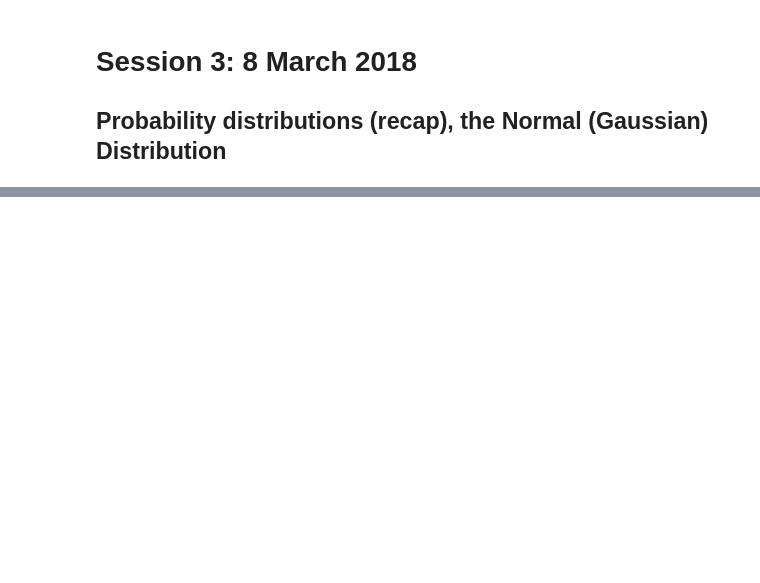
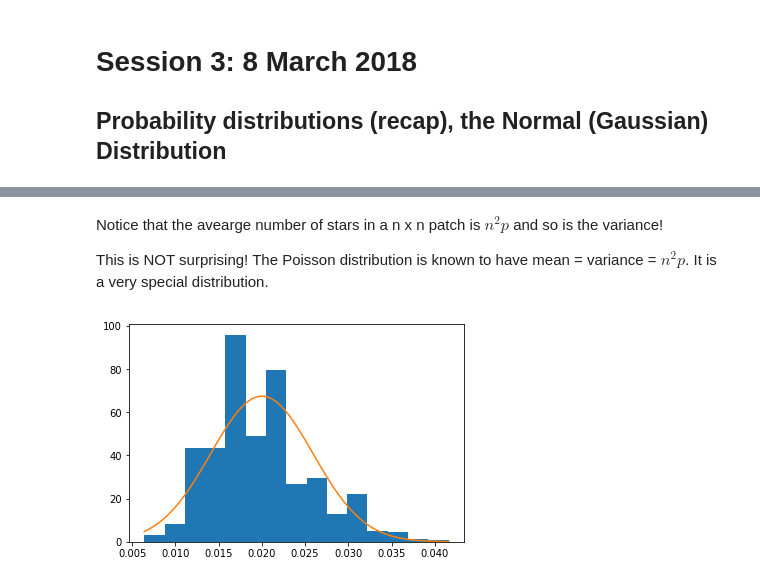
Before and after one commit to AbstractGeek/rusmalai-math-workshop, a Jupyter notebook: material/Day3/Day3.ipynb, the cells around one changed output, grey strips where cells are left out. Saved outputs shown, nothing was run; the diff lists cells and outputs as text; code cells hidden in the pictures; blank space fills up the shorter version.

```diff
--- a/material/Day3/Day3.ipynb
+++ b/material/Day3/Day3.ipynb
@@ -39,0 +118,16 @@ plt.show()
+# %% [markdown]
+Notice that the avearge number of stars in a n x n patch is $n^2p$ and so is the variance!
+
+This is NOT surprising! The Poisson distribution is known to have mean = variance = $n^2p$. It is a very special distribution.
+# %%
+window_mean = np.ones((n,n))/(n*n)
+outmean = sp.convolve2d(out,window_mean, mode='valid')
+m, bins, patches = plt.hist(outmean.flatten(), bins=15,density='True')
+
+mu = p
+sigma = np.sqrt(N*N*p*(1-p)/np.size(outmean.flatten()))
+x = np.linspace(min(bins),max(bins), 100)
+plt.plot(x,mlab.normpdf(x, mu, np.std(outmean.flatten())))
+plt.show()
+# %% [output]
+[figure, added]
```
Also changed, not shown: parts of 12 cells of this notebook.
